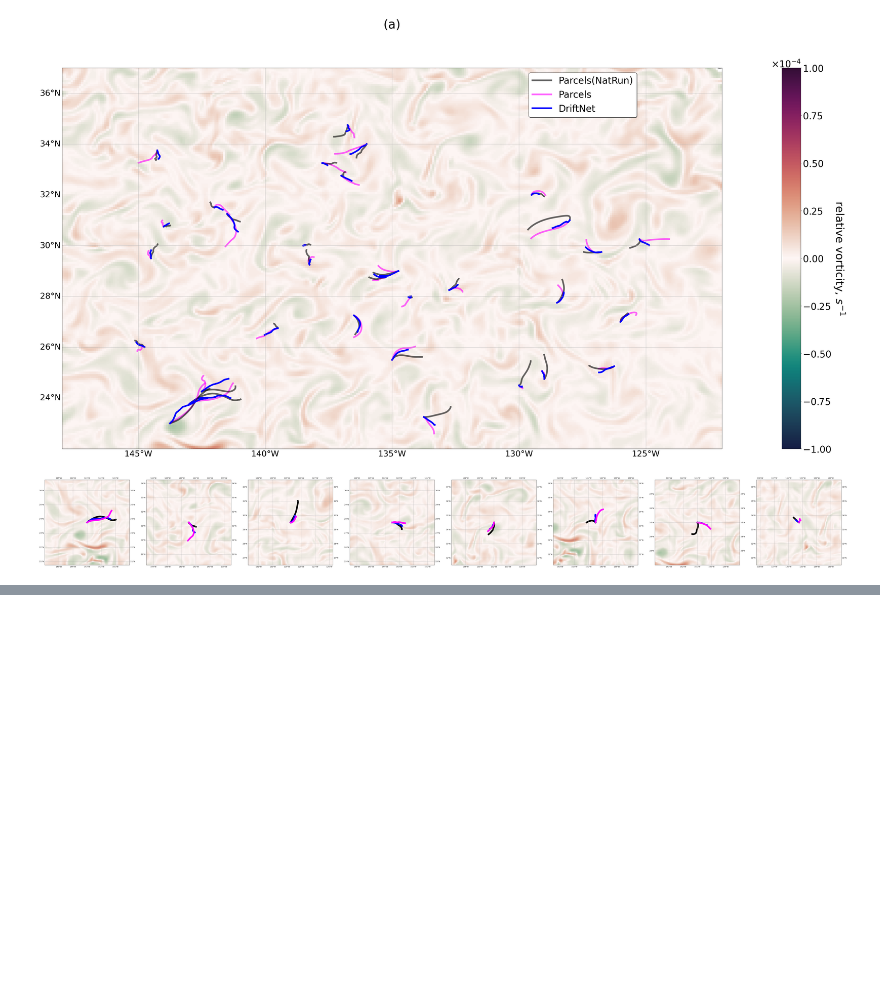
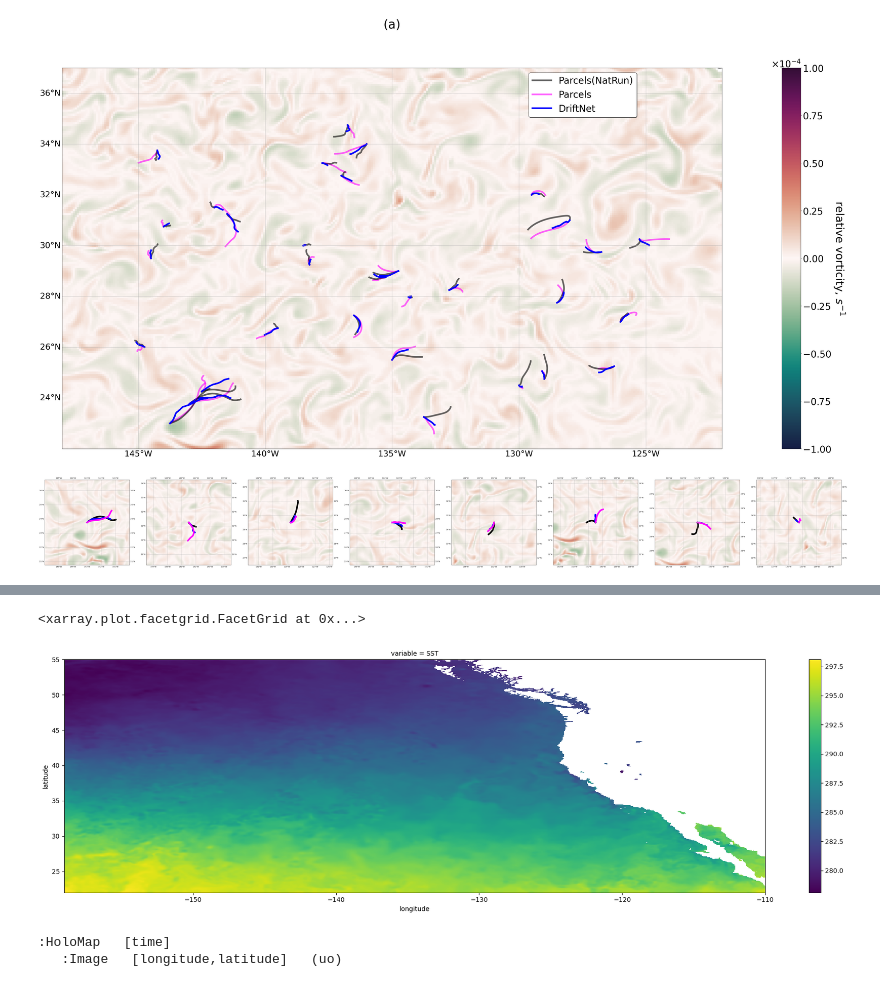
Before and after one commit to CIA-Oceanix/DriftNet, a Jupyter notebook: DriftNet notebook.ipynb, the cells around one changed output, grey strips where cells are left out. Saved outputs shown, nothing was run; the diff lists cells and outputs as text; code cells hidden in the pictures; blank space fills up the shorter version.

```diff
--- a/DriftNet notebook.ipynb
+++ b/DriftNet notebook.ipynb
@@ -1288,0 +1120,10 @@ for j, i in enumerate(range(8*30)[::30]):
+# %%
+xr.Dataset({
+    #'U': data_uv.uo,
+    #'V': data_uv.vo,
+    #'SSH' : data_ssh.sla,
+    'SST' : data_sst.analysed_sst,
+}).to_array().isel(time=15).plot.pcolormesh(col='variable', figsize=(20, 6))#, vmin = -0.2, vmax = 0.2)
+# %% [output]
+<xarray.plot.facetgrid.FacetGrid at 0x...>
+[figure, added]
@@ -1288,0 +1134,6 @@ for j, i in enumerate(range(8*30)[::30]):
+# %%
+%%output holomap='mp4'
+images
+# %% [output]
+:HoloMap   [time]
+   :Image   [longitude,latitude]   (uo)
```
Also changed, not shown: parts of 27 cells of this notebook.
